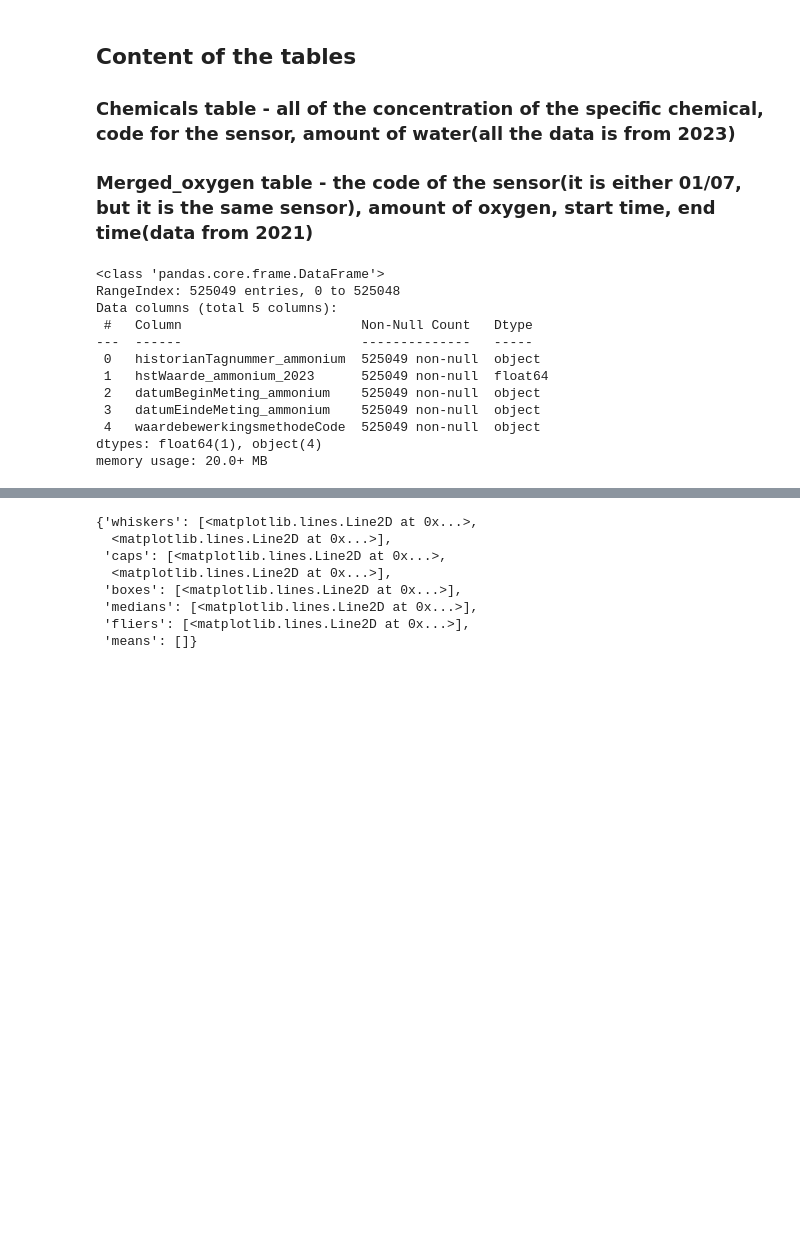
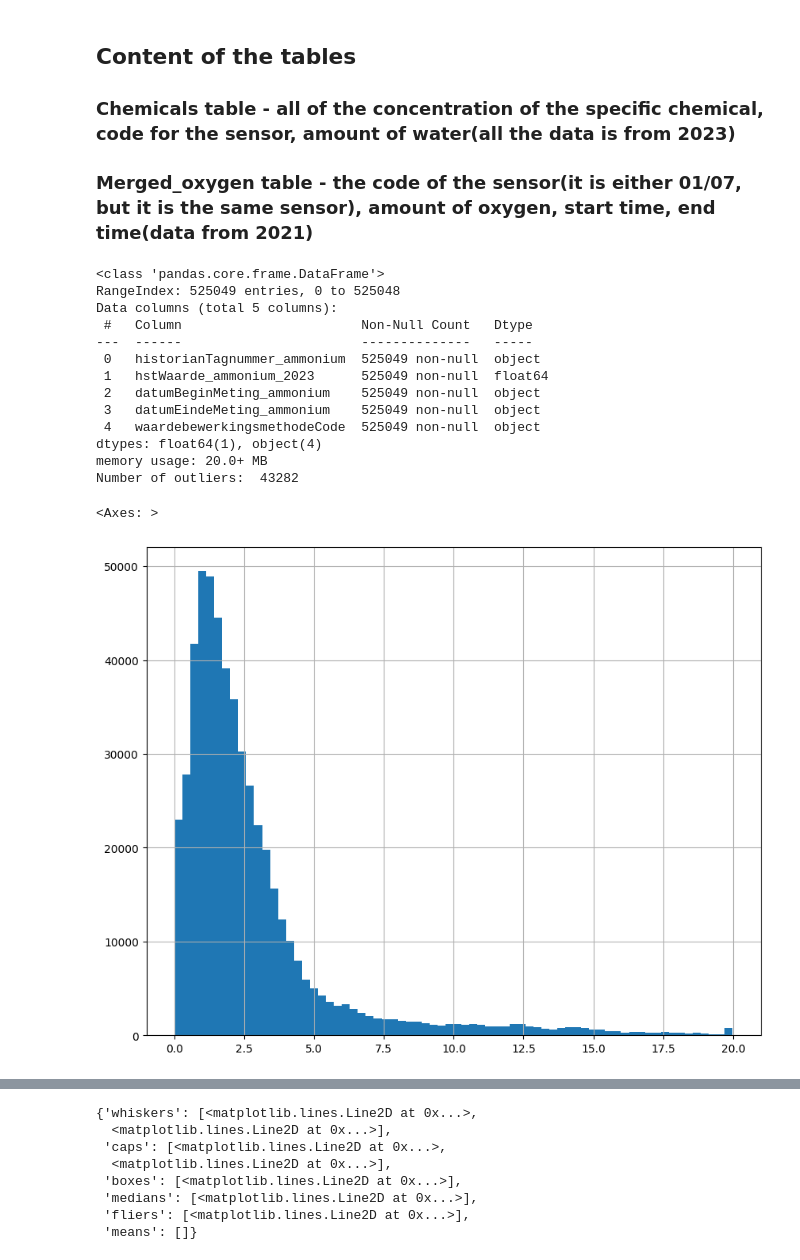
Before and after one commit to georgyHZ/DuskpetalHoppers, a Jupyter notebook: Iteration1.ipynb, the cells around one changed output, grey strips where cells are left out. Drawn from its saved outputs; the diff is of its cells as text; code cells hidden in the pictures; blank space fills up the shorter version.

```diff
--- a/Iteration1.ipynb
+++ b/Iteration1.ipynb
@@ -3,6 +3,25 @@ import pandas as pd
 import matplotlib.pyplot as plt
 import numpy as np
 import seaborn as sns
+# %%
+## This method is for determening outliers
+def count_outliers_iqr(series):
+    Q1 = series.quantile(0.25)
+    Q3 = series.quantile(0.75)
+    IQR = Q3 - Q1
+    upper_ouliers = Q3 + 1.5 * IQR
+    lower_outliers = Q1 - 1.5 * IQR
+    outliers = series[(series < lower_outliers) | (series > upper_ouliers)]
+    return len(outliers)
+
+def remove_outliers_iqr(series):
+    Q1 = series.quantile(0.25)
+    Q3 = series.quantile(0.75)
+    IQR = Q3 - Q1
+    upper_ouliers = Q3 + 1.5 * IQR
+    lower_outliers = Q1 - 1.5 * IQR
+    without_outliers = series[(series >= lower_outliers) | (series <= upper_ouliers)]
+    return without_outliers
 # %% [markdown]
 ## Content of the tables
 ### Chemicals table - all of the concentration of the specific chemical, code for the sensor, amount of water(all the data is from 2023)
@@ -12,20 +31,27 @@ ammonium = pd.read_parquet('data/Chemical measurements influent 2023_2024/ammoni
 ammonium = ammonium.rename(columns={"hstWaarde": "hstWaarde_ammonium_2023", "historianTagnummer": "historianTagnummer_ammonium", "datumBeginMeting": "datumBeginMeting_ammonium", "datumEindeMeting": "datumEindeMeting_ammonium"}).reset_index(drop=True)
 ammonium['hstWaarde_ammonium_2023'] = ammonium['hstWaarde_ammonium_2023'].apply(pd.to_numeric, errors='coerce')
 # %%
+outliers_count = count_outliers_iqr(ammonium['hstWaarde_ammonium_2023'])
 ammonium.info()
+print(f"Number of outliers:  {outliers_count}")
+remove_outliers_iqr(ammonium['hstWaarde_ammonium_2023'])
+ammonium['hstWaarde_ammonium_2023'].hist(bins=70, figsize=(10, 8))
 # %% [output]
 <class 'pandas.core.frame.DataFrame'>
 RangeIndex: 525049 entries, 0 to 525048
 Data columns (total 5 columns):
  #   Column                       Non-Null Count   Dtype
 ---  ------                       --------------   -----
  0   historianTagnummer_ammonium  525049 non-null  object
  1   hstWaarde_ammonium_2023      525049 non-null  float64
  2   datumBeginMeting_ammonium    525049 non-null  object
  3   datumEindeMeting_ammonium    525049 non-null  object
  4   waardebewerkingsmethodeCode  525049 non-null  object
 dtypes: float64(1), object(4)
 memory usage: 20.0+ MB
+Number of outliers:  43282
+<Axes: >
+[figure, added]
 # %%
 nitrate = pd.read_parquet('data/Chemical measurements influent 2023_2024/nitrate_2024.parquet')
 nitrate = nitrate.rename(columns={"hstWaarde": "hstWaarde_nitrate", "historianTagnummer": "historianTagnummer_nitrate"}).reset_index(drop=True)
```
Also changed, not shown: parts of 3 cells of this notebook.
